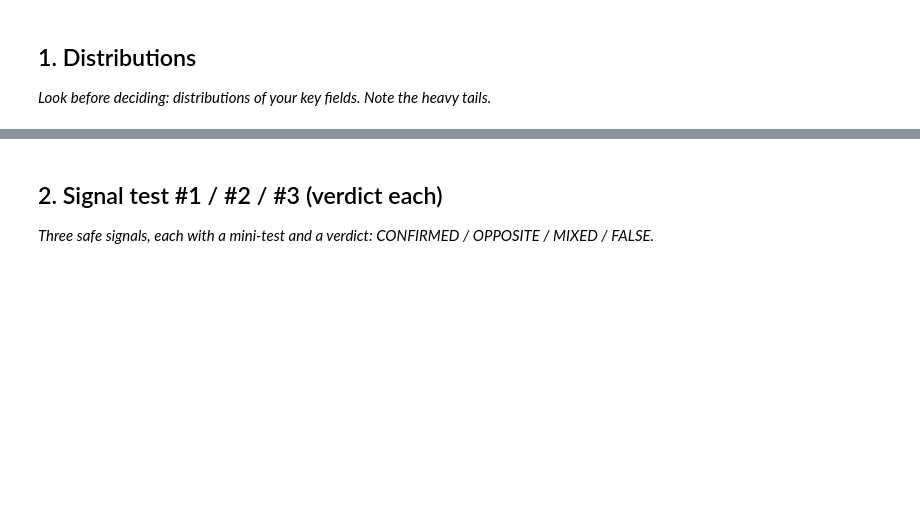
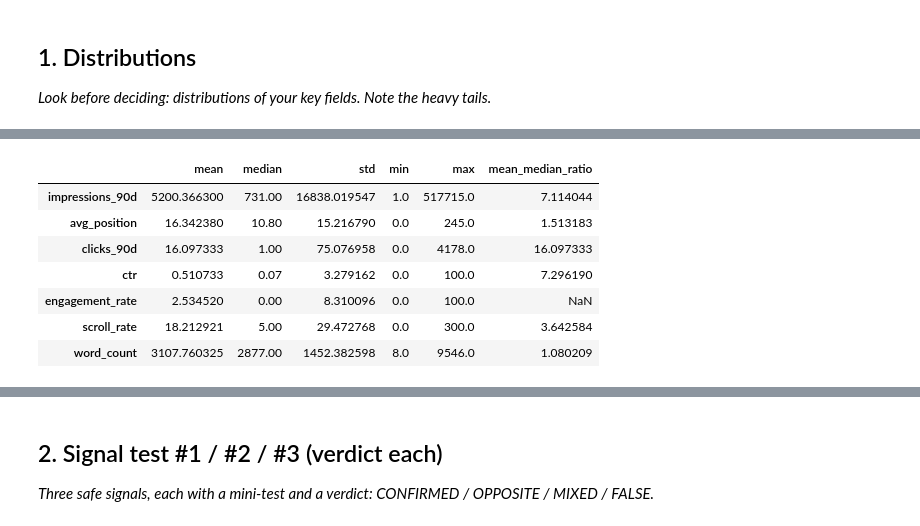
Before and after one commit to tabassumrafiq/flyrank-ml-internship, a Jupyter notebook: work/notebooks/w04_signal_audit.ipynb, the cells around one changed output, grey strips where cells are left out. Saved outputs shown, nothing was run; the diff lists cells and outputs as text; code cells hidden in the pictures; blank space fills up the shorter version.

```diff
--- a/work/notebooks/w04_signal_audit.ipynb
+++ b/work/notebooks/w04_signal_audit.ipynb
@@ -12,0 +150,24 @@ This skeleton is yours to fill. Work the sections **in order** — each one has
+# %%
+distribution_check = pd.DataFrame({
+    "mean": df[available_fields].mean(),
+    "median": df[available_fields].median(),
+    "std": df[available_fields].std(),
+    "min": df[available_fields].min(),
+    "max": df[available_fields].max()
+})
+
+distribution_check["mean_median_ratio"] = (
+    distribution_check["mean"] /
+    distribution_check["median"].replace(0, np.nan)
+)
+
+display(distribution_check)
+# %% [output]
+|  | mean | median | std | min | max | mean_median_ratio |
+| impressions_90d | 5200.366300 | 731.00 | 16838.019547 | 1.0 | 517715.0 | 7.114044 |
+| avg_position | 16.342380 | 10.80 | 15.216790 | 0.0 | 245.0 | 1.513183 |
+| clicks_90d | 16.097333 | 1.00 | 75.076958 | 0.0 | 4178.0 | 16.097333 |
+| ctr | 0.510733 | 0.07 | 3.279162 | 0.0 | 100.0 | 7.296190 |
+| engagement_rate | 2.534520 | 0.00 | 8.310096 | 0.0 | 100.0 | NaN |
+| scroll_rate | 18.212921 | 5.00 | 29.472768 | 0.0 | 300.0 | 3.642584 |
+| word_count | 3107.760325 | 2877.00 | 1452.382598 | 8.0 | 9546.0 | 1.080209 |
```
Also changed, not shown: parts of 24 cells of this notebook.
